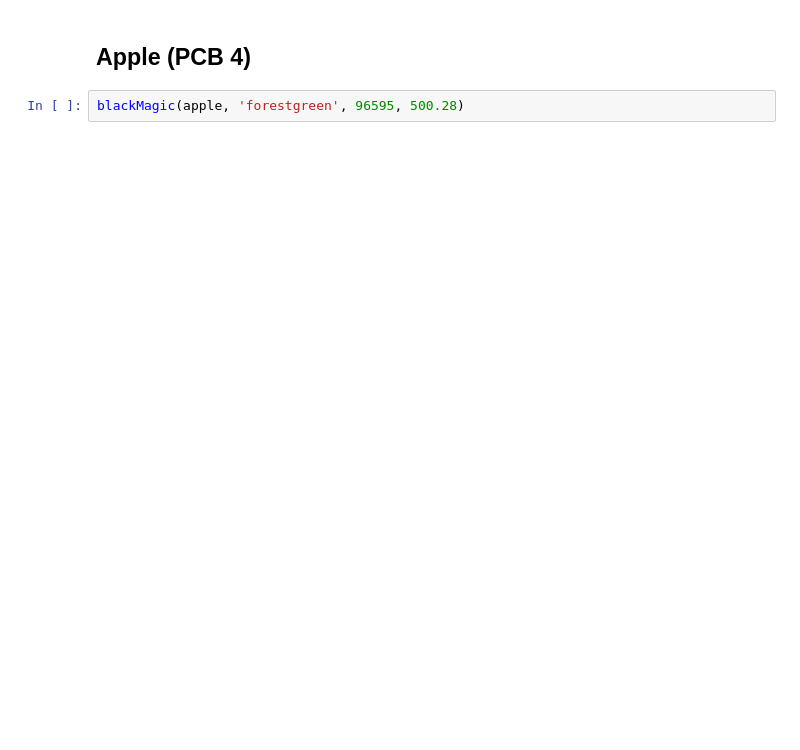
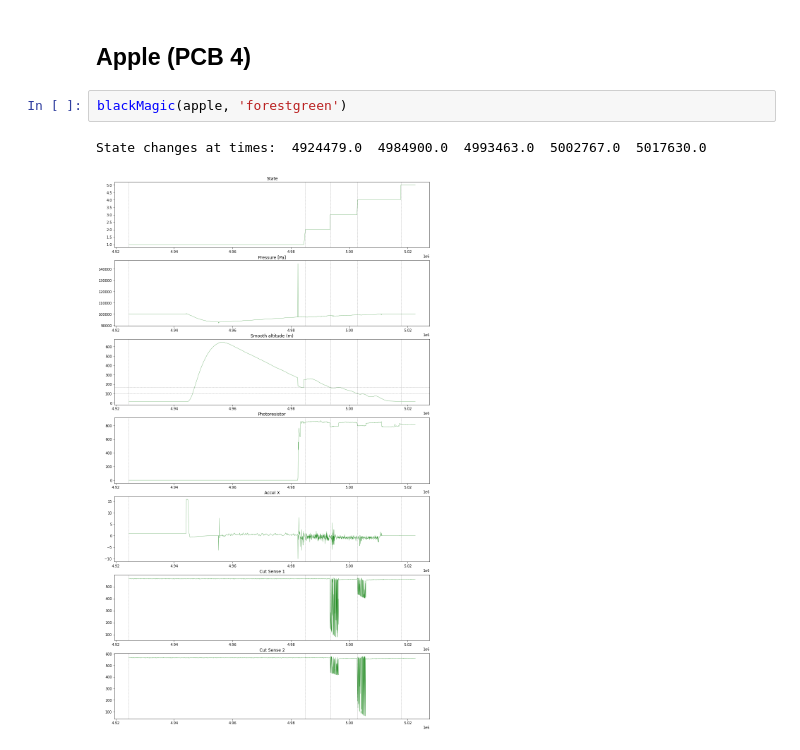
Before and after one commit to AerospaceNU/dpf-line-cutter, a Jupyter notebook: code/launch archive/2021-05-14 TCC/SUMMARY.ipynb, the cells around one changed output. Drawn from its saved outputs; the diff is of its cells as text; blank space fills up the shorter version.

```diff
--- a/code/launch archive/2021-05-14 TCC/SUMMARY.ipynb
+++ b/code/launch archive/2021-05-14 TCC/SUMMARY.ipynb
@@ -104,4 +68,7 @@ IndexError: index 18 is out of bounds for axis 1 with size 18
 # %% [markdown]
 ## Apple (PCB 4)
 # %%
-blackMagic(apple, 'forestgreen', 96595, 500.28)
+blackMagic(apple, 'forestgreen')
+# %% [output]
+State changes at times:  4924479.0  4984900.0  4993463.0  5002767.0  5017630.0
+[figure, added]
```
Also changed, not shown: parts of 7 cells of this notebook, 12 other files.
